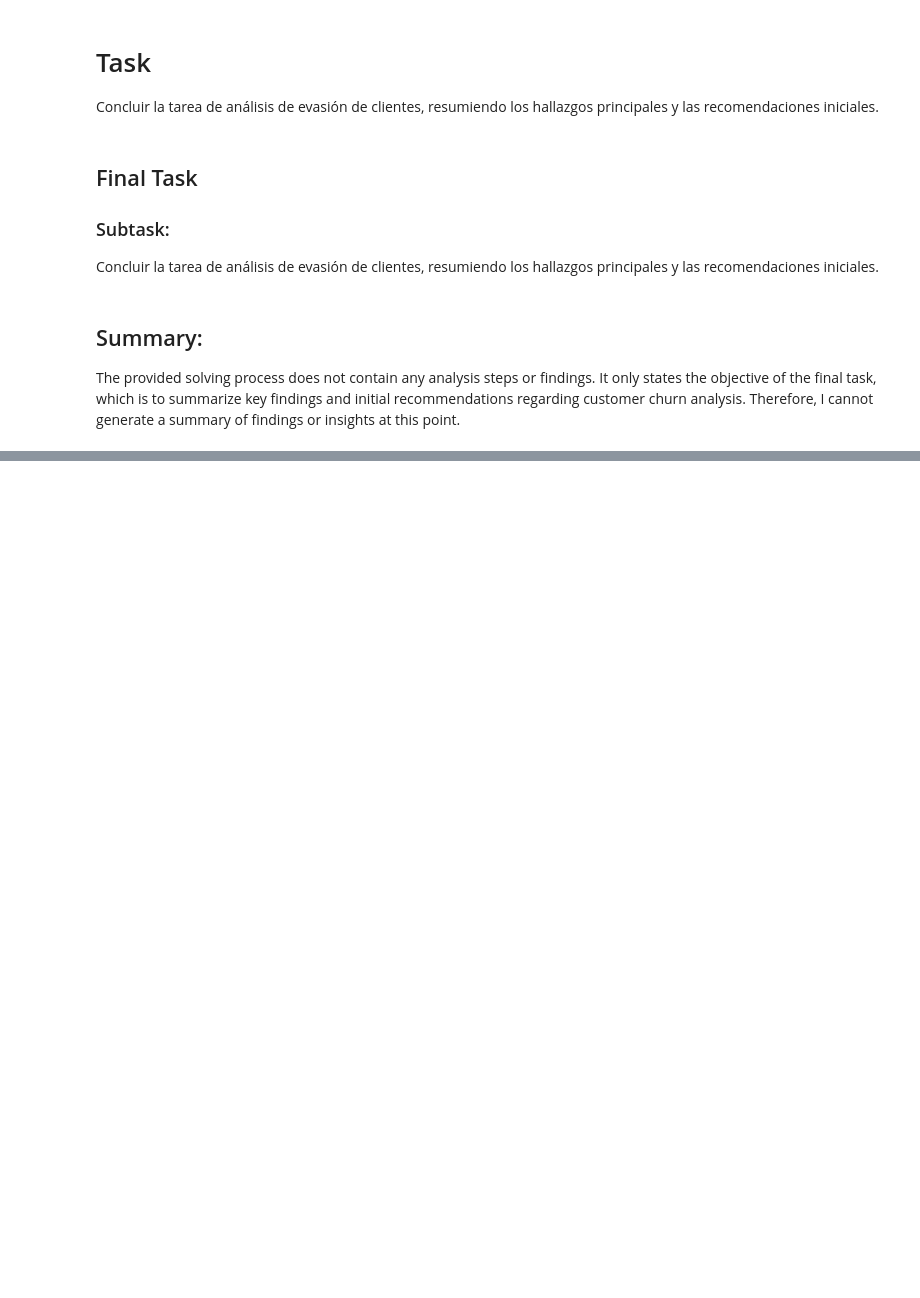
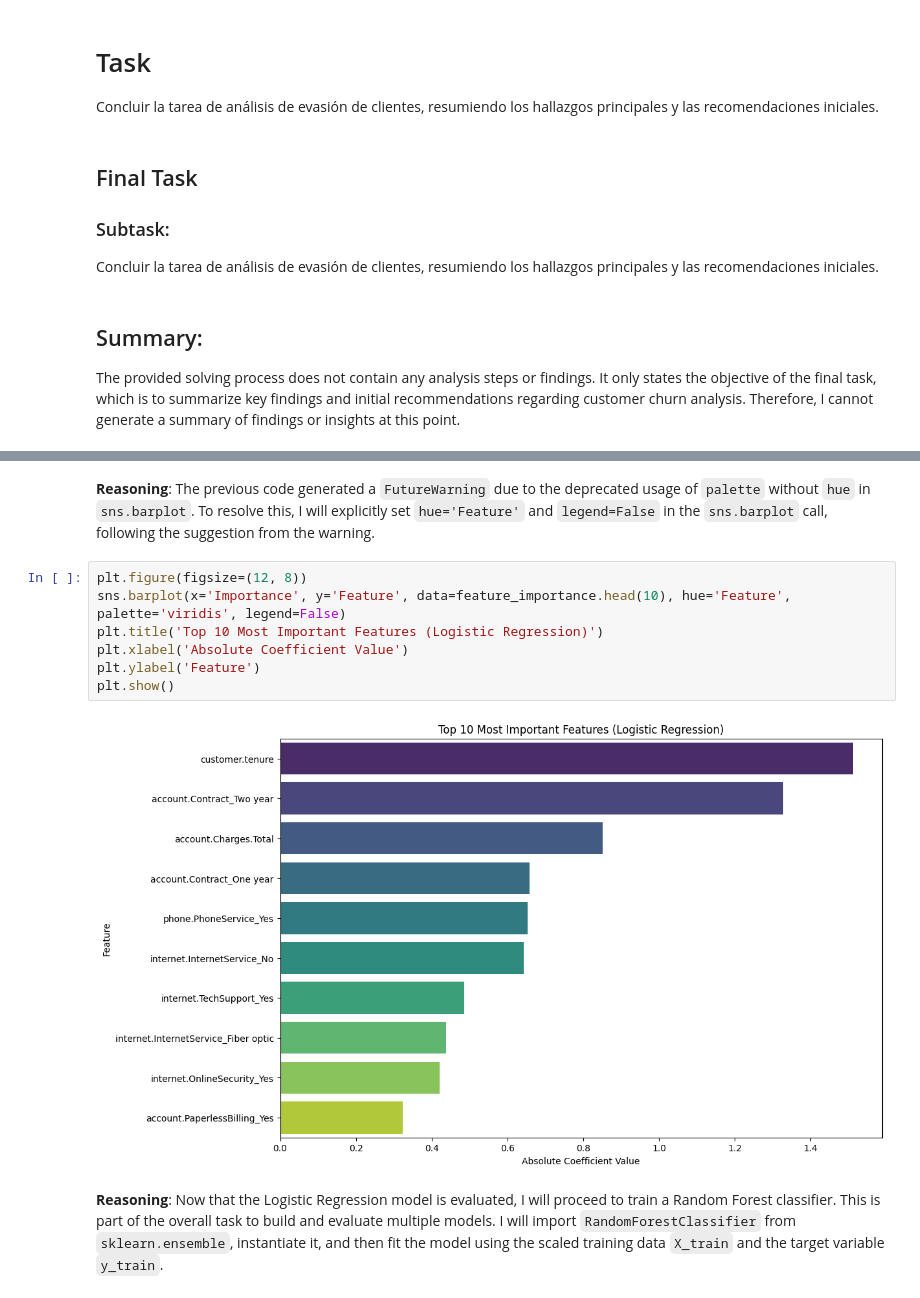
Before and after one commit to theAngelJ/Challenge2, a Jupyter notebook: challenge2telecomx_latam.ipynb, the cells around one changed output, grey strips where cells are left out. Saved outputs shown, nothing was run; the diff lists cells and outputs as text; blank space fills up the shorter version.

```diff
--- a/challenge2telecomx_latam.ipynb
+++ b/challenge2telecomx_latam.ipynb
@@ -460,0 +688,15 @@ The provided solving process does not contain any analysis steps or findings. It
+# %% [markdown]
+**Reasoning**:
+The previous code generated a `FutureWarning` due to the deprecated usage of `palette` without `hue` in `sns.barplot`. To resolve this, I will explicitly set `hue='Feature'` and `legend=False` in the `sns.barplot` call, following the suggestion from the warning.
+# %%
+plt.figure(figsize=(12, 8))
+sns.barplot(x='Importance', y='Feature', data=feature_importance.head(10), hue='Feature', palette='viridis', legend=False)
+plt.title('Top 10 Most Important Features (Logistic Regression)')
+plt.xlabel('Absolute Coefficient Value')
+plt.ylabel('Feature')
+plt.show()
+# %% [output]
+[figure, added]
+# %% [markdown]
+**Reasoning**:
+Now that the Logistic Regression model is evaluated, I will proceed to train a Random Forest classifier. This is part of the overall task to build and evaluate multiple models. I will import `RandomForestClassifier` from `sklearn.ensemble`, instantiate it, and then fit the model using the scaled training data `X_train` and the target variable `y_train`.
```
Also changed, not shown: parts of 38 cells of this notebook.
